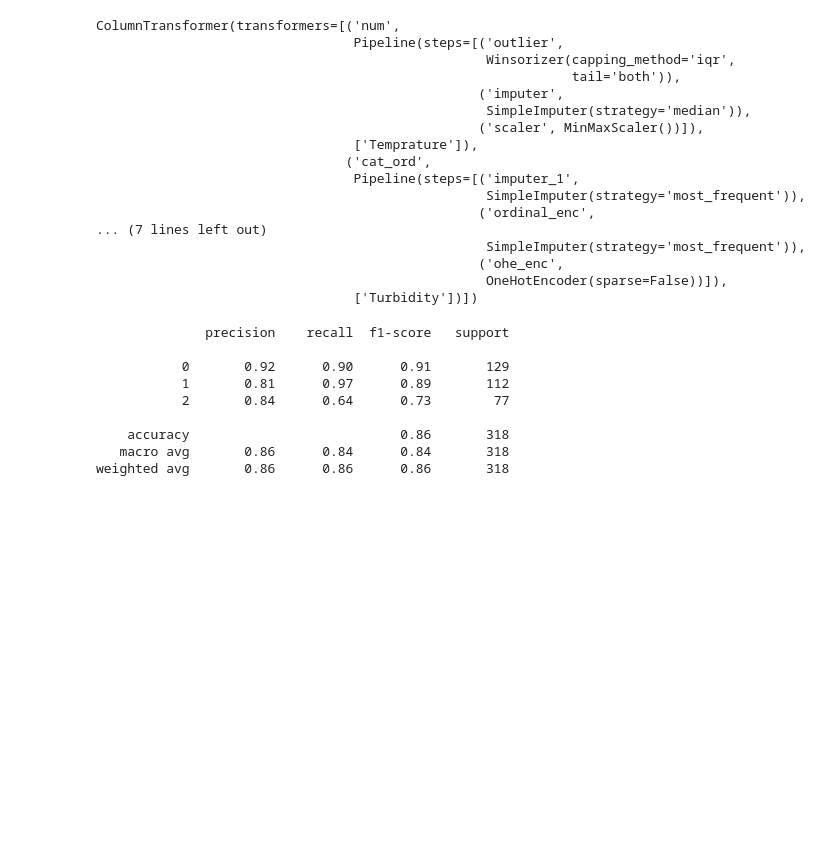
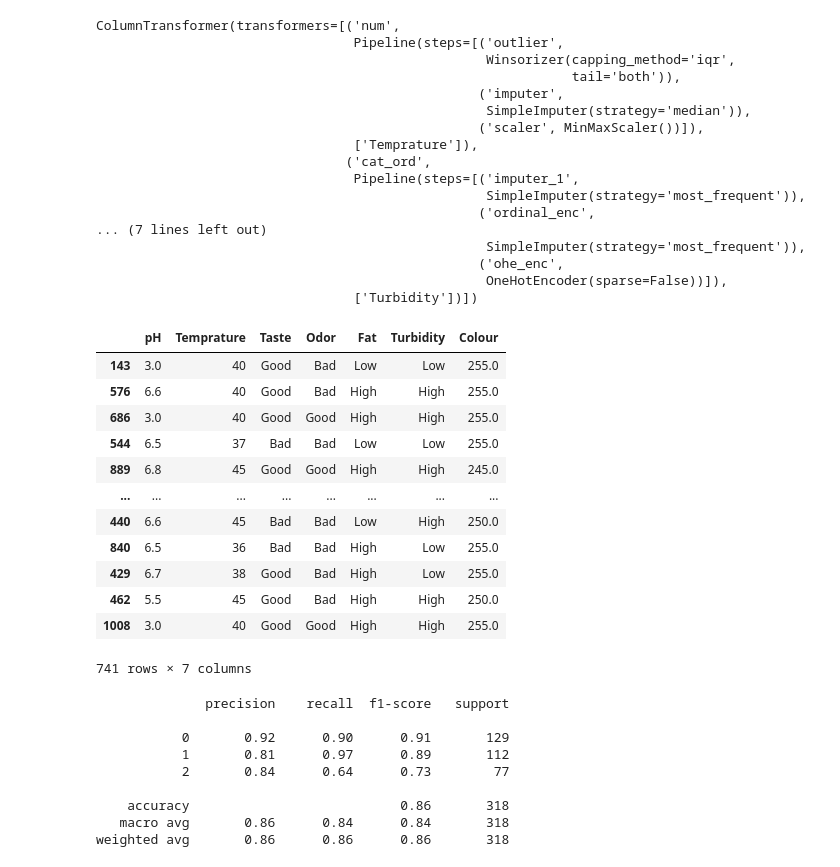
Before and after one commit to rafifaditio/Exercise, a Jupyter notebook: deploy_2/milk_classf.ipynb, the cells around one changed output. Drawn from its saved outputs; the diff is of its cells as text; code cells hidden in the pictures; blank space fills up the shorter version.

```diff
--- a/deploy_2/milk_classf.ipynb
+++ b/deploy_2/milk_classf.ipynb
@@ -654,16 +659,2 @@ array([0.85333333, 0.85135135, 0.86486486, 0.86486486, 0.87837838,
 # %% [markdown]
 **Hyper-param Tuning**
-# %%
-params = [
-    {'n_estimators': [10, 20, 40, 60],        # 4
-     'max_features': [2, 3, 5, 1],            # 4
-     'max_depth': [5, 10, None],              # 3
-     'criterion': ['gini', 'entropy']},       # 2   Total 4*4*3*2 = 96 combinations
-  ]
-
-rfc = RandomForestClassifier(random_state=0)
-
-grid_search = GridSearchCV(rfc, params, cv=5,
-                           scoring='accuracy',
-                           return_train_score=True)
-grid_search.fit(train_tr, y_train)
@@ -676,0 +661,20 @@ GridSearchCV(cv=5, estimator=RandomForestClassifier(random_state=0),
+# %%
+# pipeline preprocess + model
+rfc_pipe = Pipeline([
+        ('preprocess', full_pipeline),
+        ('model', RandomForestClassifier(random_state=0))
+    ])
+
+# hyperparameter tuning combination
+params = [
+    {'model__n_estimators': [50, 70, 90],           # 3
+     'model__max_features': [2, 3],                 # 2
+     'model__max_depth': [3, 5, 7, 9, 12, None],    # 6
+     'model__criterion': ['gini', 'entropy']},      # 2   Total 3*2*6*2 = 72 combinations
+  ]
+
+grid_search = GridSearchCV(rfc_pipe, params, cv=5,
+                           scoring='accuracy',
+                           return_train_score=True)
+
+grid_search.fit(X_train, y_train)
@@ -689,10 +726,10 @@ grid_search.best_score_
 # %%
 model = grid_search.best_estimator_
 
-model.fit(train_tr, y_train)
+model.fit(X_train, y_train)
 
-model_train = model.predict(train_tr)
-model_test = model.predict(test_tr)
+model_train = model.predict(X_train)
+model_test = model.predict(X_test)
 
 print(classification_report(y_train, model_train))
 print(classification_report(y_test, model_test))
@@ -761,4 +775,20 @@ ColumnTransformer(transformers=[('num',
                                                  ('ohe_enc',
                                                   OneHotEncoder(sparse=False))]),
                                  ['Turbidity'])])
+# %%
+X_train
+# %% [output]
+|  | pH | Temprature | Taste | Odor | Fat | Turbidity | Colour |
+| 143 | 3.0 | 40 | Good | Bad | Low | Low | 255.0 |
+| 576 | 6.6 | 40 | Good | Bad | High | High | 255.0 |
+| 686 | 3.0 | 40 | Good | Good | High | High | 255.0 |
+| 544 | 6.5 | 37 | Bad | Bad | Low | Low | 255.0 |
+| 889 | 6.8 | 45 | Good | Good | High | High | 245.0 |
+| ... | ... | ... | ... | ... | ... | ... | ... |
+| 440 | 6.6 | 45 | Bad | Bad | Low | High | 250.0 |
+| 840 | 6.5 | 36 | Bad | Bad | High | Low | 255.0 |
+| 429 | 6.7 | 38 | Good | Bad | High | Low | 255.0 |
+| 462 | 5.5 | 45 | Good | Bad | High | High | 250.0 |
+| 1008 | 3.0 | 40 | Good | Good | High | High | 255.0 |
+741 rows × 7 columns
 # %%
```
Also changed, not shown: parts of 27 cells of this notebook.
